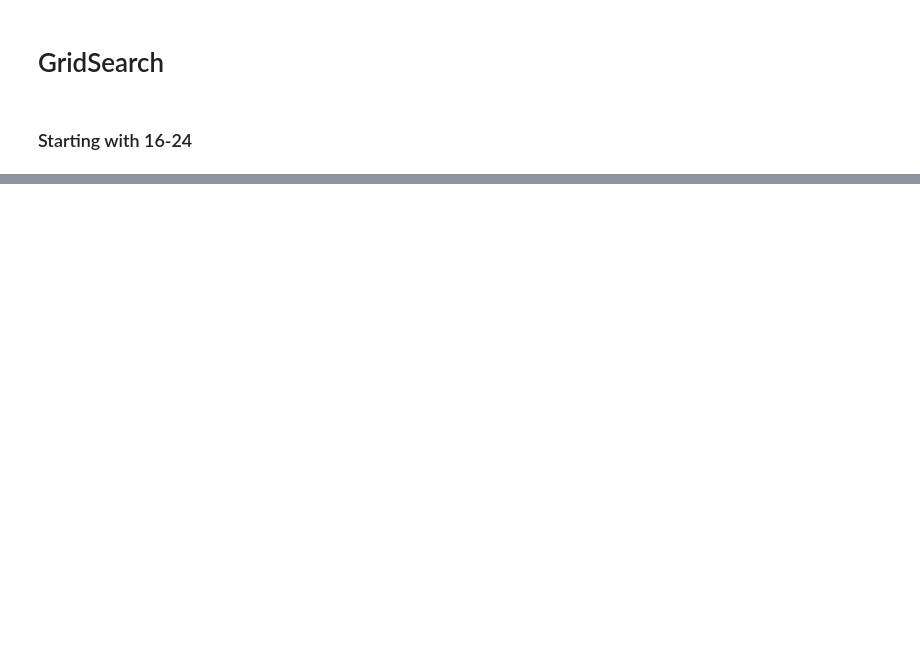
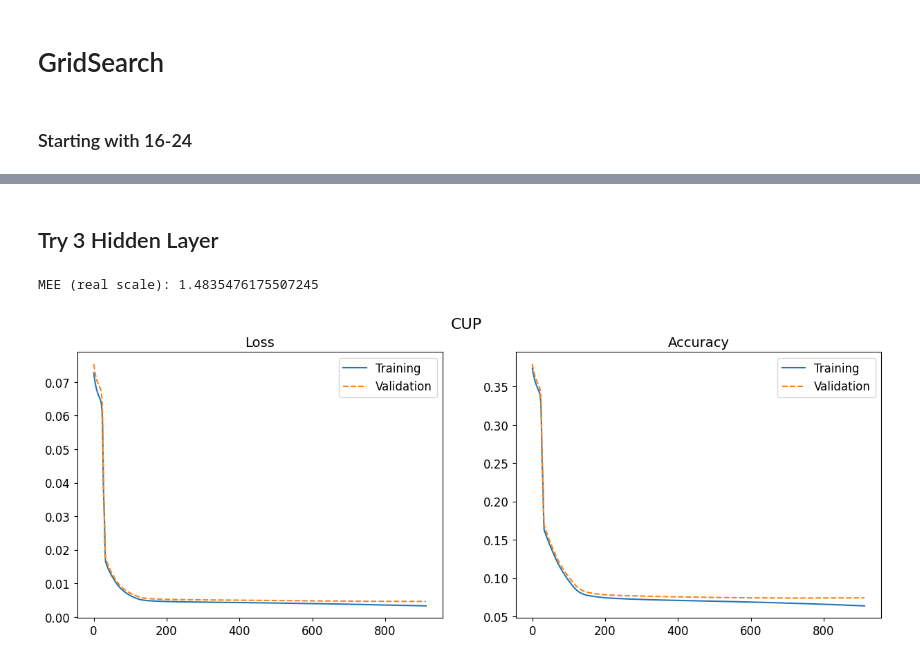
Before and after one commit to vornao/neural-network-from-scratch, a Jupyter notebook: notebooks/test_gs_preliminary.ipynb, the cells around one changed output, grey strips where cells are left out. Saved outputs shown, nothing was run; the diff lists cells and outputs as text; code cells hidden in the pictures; blank space fills up the shorter version.

```diff
--- a/notebooks/test_gs_preliminary.ipynb
+++ b/notebooks/test_gs_preliminary.ipynb
@@ -483,0 +427,51 @@ NameError: name 'Network' is not defined
+# %% [markdown]
+## Try 3 Hidden Layer
+# %%
+from src.regularizers import L1, L2
+
+reg = 1e-8
+model = Network(9, L2(reg))
+model.add_layer(128, ReLU())
+model.add_layer(64, ReLU())
+model.add_layer(32, ReLU())
+model.add_layer(2, Sigmoid())
+
+stats = model.train(
+    eta=10e-4,
+    nesterov=0.9,
+    train=(x_train, y_train),
+    validation=(x_val, y_val),
+    metric=MeanEuclideanError(),
+    loss=MeanSquaredError(),
+    epochs=1000,
+    callbacks=[EarlyStopping(50)]
+)
+
+fig, axs = plt.subplots(1, 2, figsize=(15, 5))
+#add title to figure
+fig.suptitle('CUP', fontsize=16)
+
+sns.lineplot(stats['train_loss'], ax=axs[0], label='Training')
+sns.lineplot(stats['val_loss'], ax=axs[0], label='Validation', linestyle='--')
+sns.lineplot(stats['train_acc'], ax=axs[1], label='Training')
+sns.lineplot(stats['val_acc'], ax=axs[1], label='Validation', linestyle='--')
+
+#add title and legend
+axs[0].set_title('Loss', fontsize=14)
+axs[1].set_title('Accuracy', fontsize=14)
+axs[0].legend(fontsize=12)
+axs[1].legend(fontsize=12)
+#increase font size
+axs[0].tick_params(labelsize=12)
+axs[1].tick_params(labelsize=12)
+
+y_pred = model.multiple_outputs(x_val)
+
+y_pred_new = scaler.inverse_transform(y_pred.reshape((y_pred.shape[0], y_pred.shape[1]))).reshape(y_pred.shape)
+y_val_new = scaler.inverse_transform(y_val.reshape((y_val.shape[0], y_val.shape[1]))).reshape(y_val.shape)
+
+metric = MeanEuclideanError()
+print("MEE (real scale):", metric(y_pred_new, y_val_new))
+# %% [output]
+MEE (real scale): 1.4835476175507245
+[figure, added]
```
Also changed, not shown: parts of 20 cells of this notebook, 4 other files.
